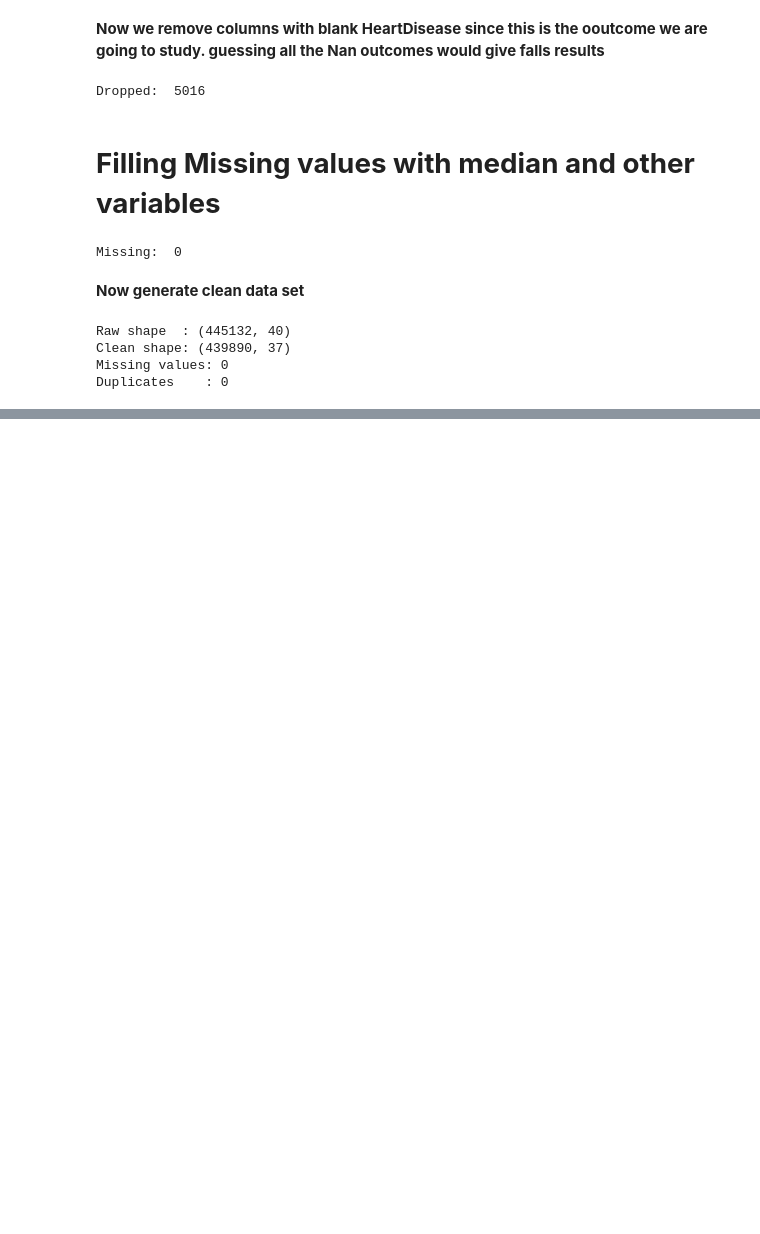
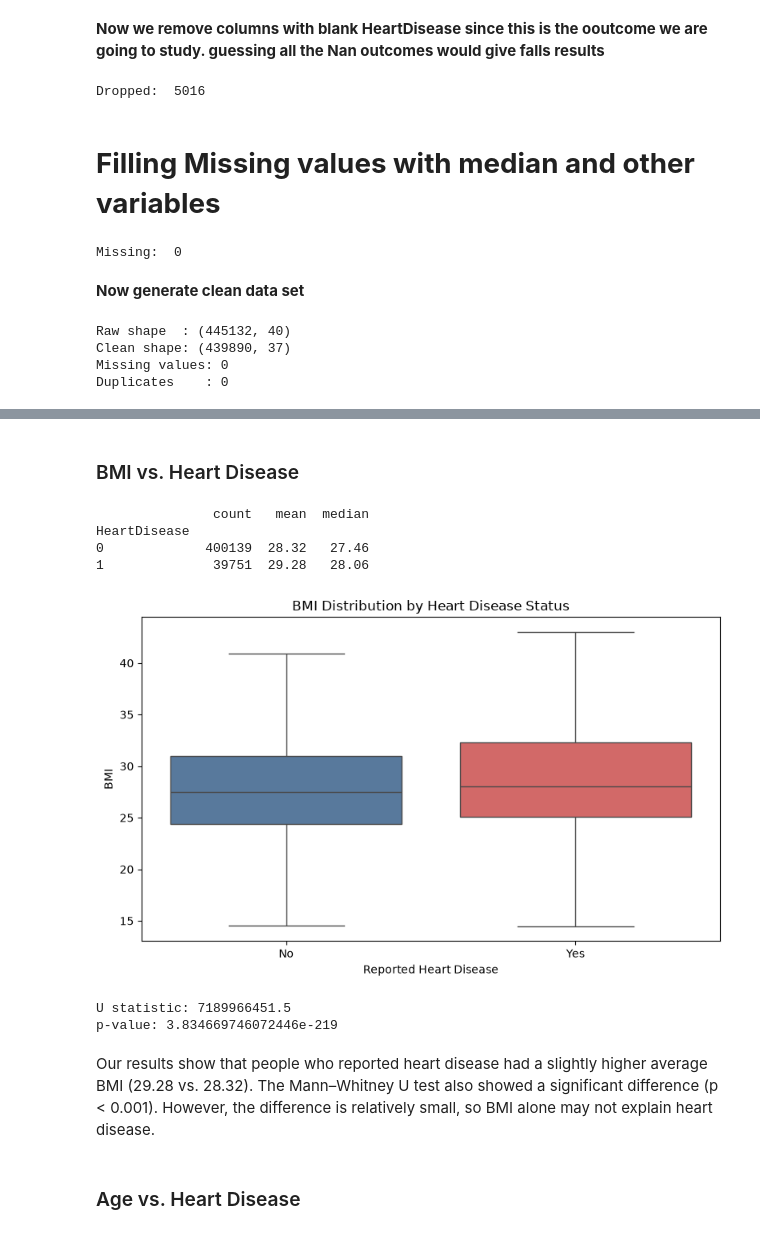
Before and after one commit to rwijesin-UMD/DATA602_Final_Project, a Jupyter notebook: Code.ipynb, the cells around one changed output, grey strips where cells are left out. Drawn from its saved outputs; the diff is of its cells as text; code cells hidden in the pictures; blank space fills up the shorter version.

```diff
--- a/Code.ipynb
+++ b/Code.ipynb
@@ -324,0 +388,61 @@ Duplicates    : 0
+# %% [markdown]
+### BMI vs. Heart Disease
+# %%
+# Compare BMI between two groups
+bmi_data = df[["HeartDisease", "BMI"]].dropna()
+
+print(
+    bmi_data.groupby("HeartDisease")["BMI"]
+    .agg(["count", "mean", "median"])
+    .round(2)
+)
+# %% [output]
+               count   mean  median
+HeartDisease
+0             400139  28.32   27.46
+1              39751  29.28   28.06
+# %%
+# Visualize BMI distribution
+plt.figure(figsize=(8, 5))
+
+sns.boxplot(
+    data=bmi_data,
+    x="HeartDisease",
+    y="BMI",
+    order=[0, 1],
+    showfliers=False,
+    hue="HeartDisease",
+    palette={0: "#4C78A8", 1: "#E45756"},
+    legend=False
+)
+
+plt.title("BMI Distribution by Heart Disease Status")
+plt.xlabel("Reported Heart Disease")
+plt.ylabel("BMI")
+plt.xticks([0, 1], ["No", "Yes"])
+
+plt.tight_layout()
+plt.show()
+# %% [output]
+[figure, added]
+# %%
+from scipy.stats import mannwhitneyu
+
+# Separate BMI values by heart disease status
+bmi_no = bmi_data[bmi_data["HeartDisease"] == 0]["BMI"]
+bmi_yes = bmi_data[bmi_data["HeartDisease"] == 1]["BMI"]
+
+# Run Mann-Whitney U test
+u_stat, p_value = mannwhitneyu(
+    bmi_no, bmi_yes, alternative="two-sided"
+)
+
+print("U statistic:", u_stat)
+print("p-value:", p_value)
+# %% [output]
+U statistic: 7189966451.5
+p-value: 3.834669746072446e-219
+# %% [markdown]
+Our results show that people who reported heart disease had a slightly higher average BMI (29.28 vs. 28.32). The Mann–Whitney U test also showed a significant difference (p < 0.001). However, the difference is relatively small, so BMI alone may not explain heart disease.
+# %% [markdown]
+### Age vs. Heart Disease
```
Also changed, not shown: parts of 9 cells of this notebook.
